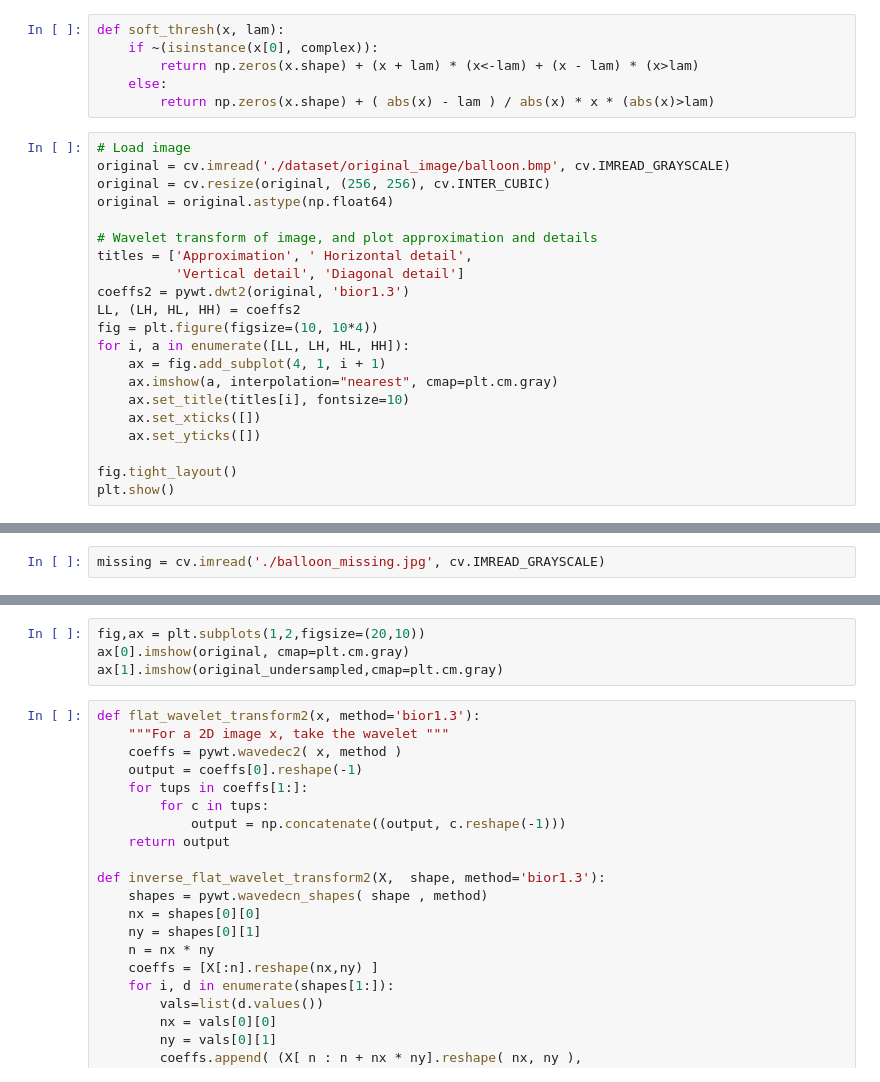
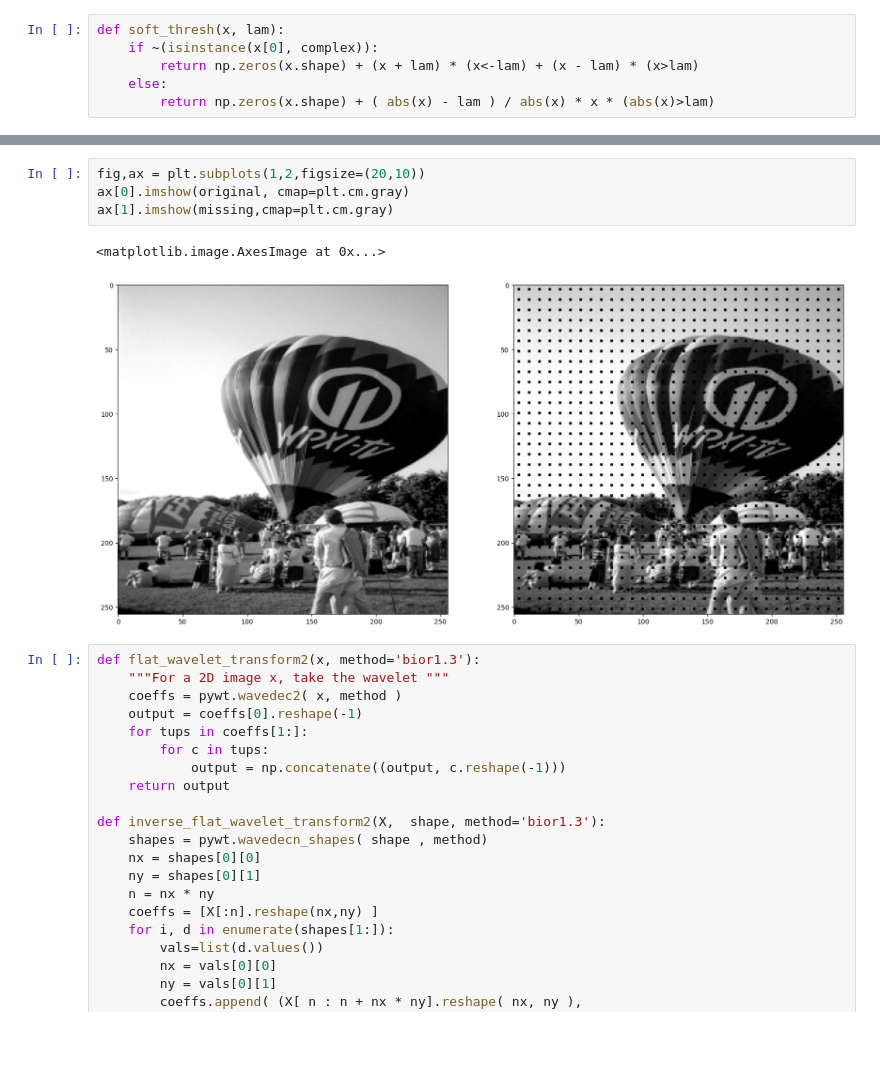
Before and after one commit to blacfli/image_restoration, a Jupyter notebook: compressed_sensing.ipynb, the cells around one changed output, grey strips where cells are left out. Saved outputs shown, nothing was run; the diff lists cells and outputs as text; blank space fills up the shorter version.

```diff
--- a/compressed_sensing.ipynb
+++ b/compressed_sensing.ipynb
@@ -13,24 +18,3 @@ def soft_thresh(x, lam):
         return np.zeros(x.shape) + (x + lam) * (x<-lam) + (x - lam) * (x>lam)
     else:
         return np.zeros(x.shape) + ( abs(x) - lam ) / abs(x) * x * (abs(x)>lam)
-# %%
-# Load image
-original = cv.imread('./dataset/original_image/balloon.bmp', cv.IMREAD_GRAYSCALE)
-original = cv.resize(original, (256, 256), cv.INTER_CUBIC)
-original = original.astype(np.float64)
-
-# Wavelet transform of image, and plot approximation and details
-titles = ['Approximation', ' Horizontal detail',
-          'Vertical detail', 'Diagonal detail']
-coeffs2 = pywt.dwt2(original, 'bior1.3')
-LL, (LH, HL, HH) = coeffs2
-fig = plt.figure(figsize=(10, 10*4))
-for i, a in enumerate([LL, LH, HL, HH]):
-    ax = fig.add_subplot(4, 1, i + 1)
-    ax.imshow(a, interpolation="nearest", cmap=plt.cm.gray)
-    ax.set_title(titles[i], fontsize=10)
-    ax.set_xticks([])
-    ax.set_yticks([])
-
-fig.tight_layout()
-plt.show()
@@ -39,2 +20,0 @@ ValueError: not enough values to unpack (expected 3, got 2)
-# %%
-missing = cv.imread('./balloon_missing.jpg', cv.IMREAD_GRAYSCALE)
@@ -52,7 +21,10 @@ original_undersampled = ( missing.reshape(-1) \
 # %%
 fig,ax = plt.subplots(1,2,figsize=(20,10))
 ax[0].imshow(original, cmap=plt.cm.gray)
-ax[1].imshow(original_undersampled,cmap=plt.cm.gray)
+ax[1].imshow(missing,cmap=plt.cm.gray)
+# %% [output]
+<matplotlib.image.AxesImage at 0x...>
+[figure, added]
 # %%
 def flat_wavelet_transform2(x, method='bior1.3'):
     """For a 2D image x, take the wavelet """
```
Also changed, not shown: parts of 6 cells of this notebook, 1 other file.
